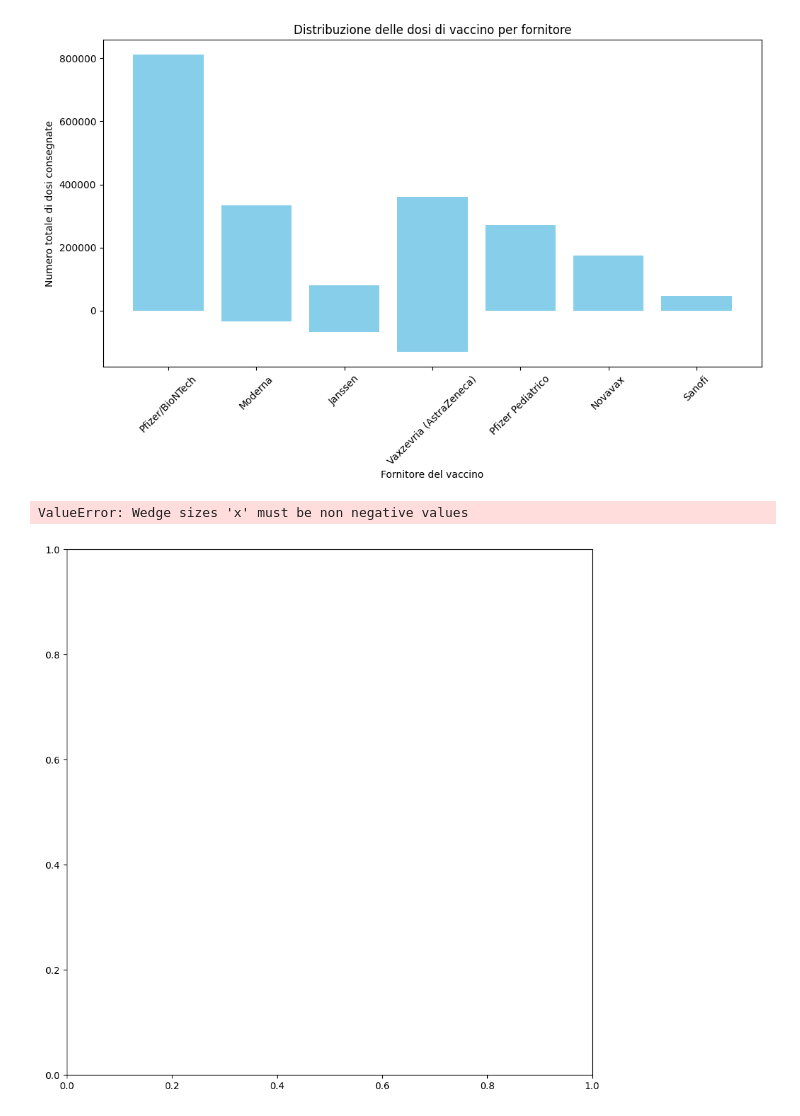
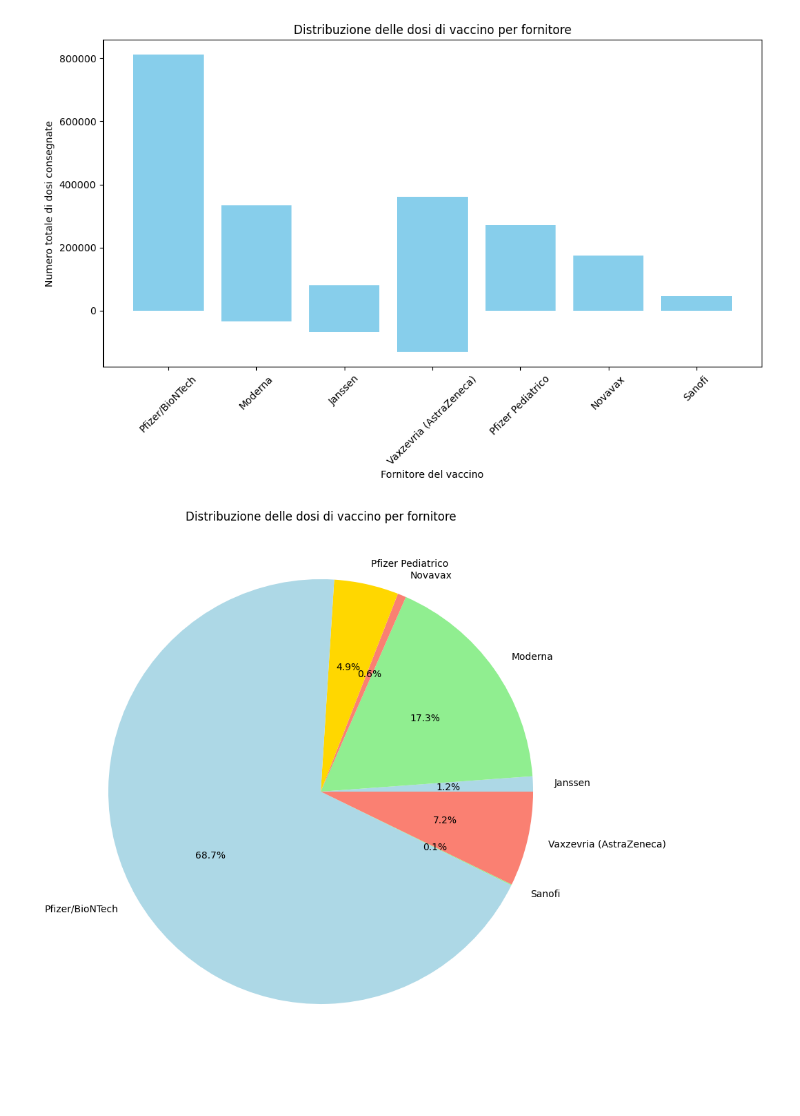
Before and after one commit to francesca-97/Jupyter, a Jupyter notebook: F.M.ipynb, the cells around one changed output. Saved outputs shown, nothing was run; the diff lists cells and outputs as text; code cells hidden in the pictures.

```diff
--- a/F.M.ipynb
+++ b/F.M.ipynb
@@ -69,16 +69,17 @@ plt.show()
 [figure]
 # %%
 
+# Raggruppa i dati per fornitore e somma le dosi
+df_grouped = df.groupby("forn")["numero_dosi"].sum()
 
 # Crea il grafico a torta
 plt.figure(figsize=(10, 10))
-plt.pie(df["numero_dosi"], labels=df["forn"], autopct="%1.1f%%", colors=["lightblue", "lightgreen", "salmon", "gold"])
+plt.pie(df_grouped, labels=df_grouped.index, autopct="%1.1f%%", colors=["lightblue", "lightgreen", "salmon", "gold"])
 
 # Titolo
 plt.title("Distribuzione delle dosi di vaccino per fornitore")
 
 # Mostra il grafico
 plt.show()
 # %% [output]
-ValueError: Wedge sizes 'x' must be non negative values
-[figure, old version]
+[figure, new version]
```
